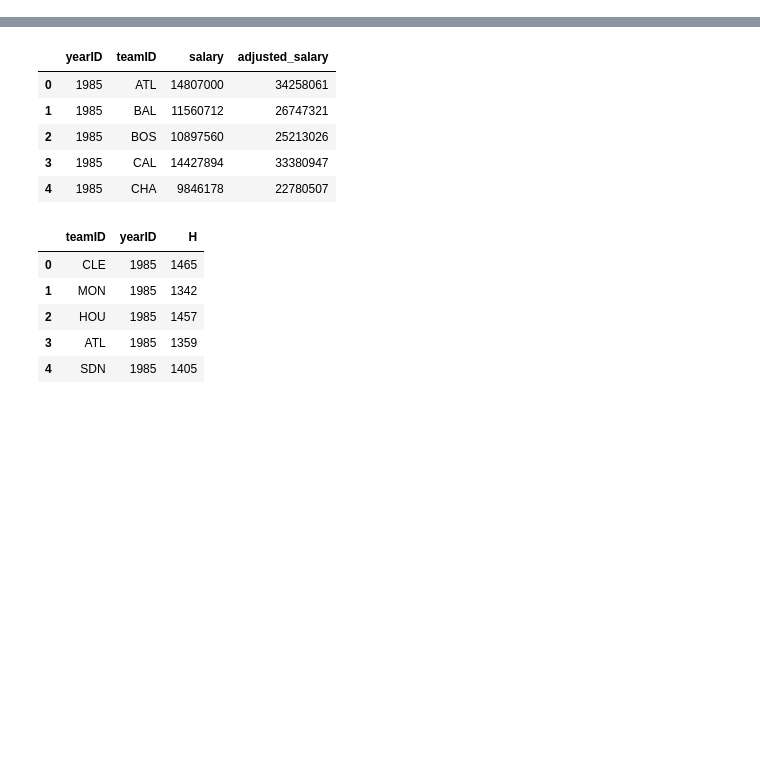
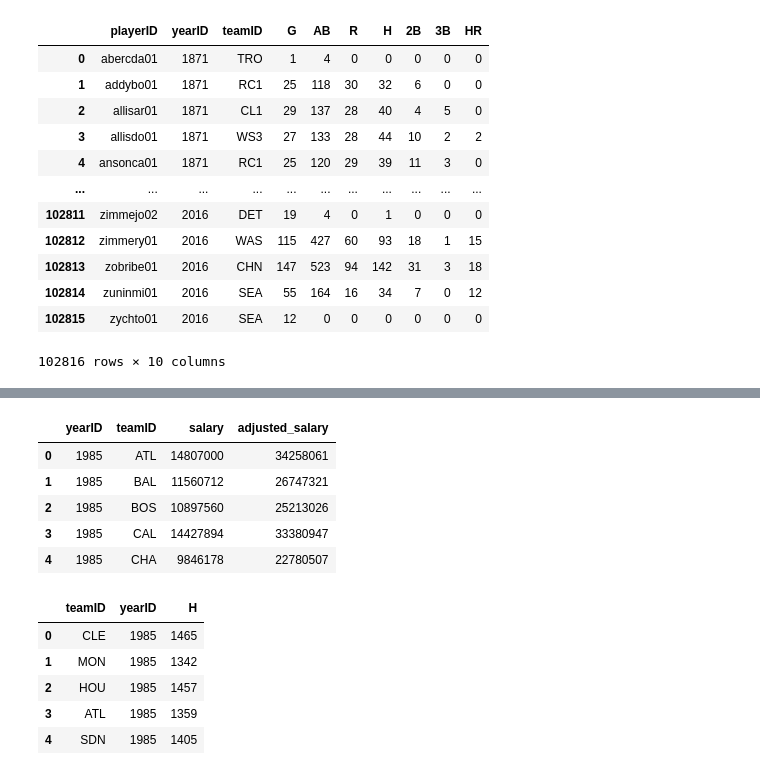
Before and after one commit to Focused79/project_slytherinteger, a Jupyter notebook: mlb_offense.ipynb, the cells around one changed output, grey strips where cells are left out. Cells and saved outputs as stored; diff of their text form; code cells hidden in the pictures; blank space fills up the shorter version.

```diff
--- a/Scatter Plots.ipynb
+++ b/mlb_offense.ipynb
@@ -8,0 +41,20 @@ from pathlib import Path
+# %%
+batting_df_reduced = batting_df[["playerID", "yearID", "teamID", "G", "AB", "R", "H", "2B", "3B", "HR"]]
+# %%
+#Display reduced DF
+
+batting_df_reduced
+# %% [output]
+|  | playerID | yearID | teamID | G | AB | R | H | 2B | 3B | HR |
+| 0 | abercda01 | 1871 | TRO | 1 | 4 | 0 | 0 | 0 | 0 | 0 |
+| 1 | addybo01 | 1871 | RC1 | 25 | 118 | 30 | 32 | 6 | 0 | 0 |
+| 2 | allisar01 | 1871 | CL1 | 29 | 137 | 28 | 40 | 4 | 5 | 0 |
+| 3 | allisdo01 | 1871 | WS3 | 27 | 133 | 28 | 44 | 10 | 2 | 2 |
+| 4 | ansonca01 | 1871 | RC1 | 25 | 120 | 29 | 39 | 11 | 3 | 0 |
+| ... | ... | ... | ... | ... | ... | ... | ... | ... | ... | ... |
+| 102811 | zimmejo02 | 2016 | DET | 19 | 4 | 0 | 1 | 0 | 0 | 0 |
+| 102812 | zimmery01 | 2016 | WAS | 115 | 427 | 60 | 93 | 18 | 1 | 15 |
+| 102813 | zobribe01 | 2016 | CHN | 147 | 523 | 94 | 142 | 31 | 3 | 18 |
+| 102814 | zuninmi01 | 2016 | SEA | 55 | 164 | 16 | 34 | 7 | 0 | 12 |
+| 102815 | zychto01 | 2016 | SEA | 12 | 0 | 0 | 0 | 0 | 0 | 0 |
+102816 rows × 10 columns
```
Also changed, not shown: parts of 9 cells of this notebook, 1 other file.
